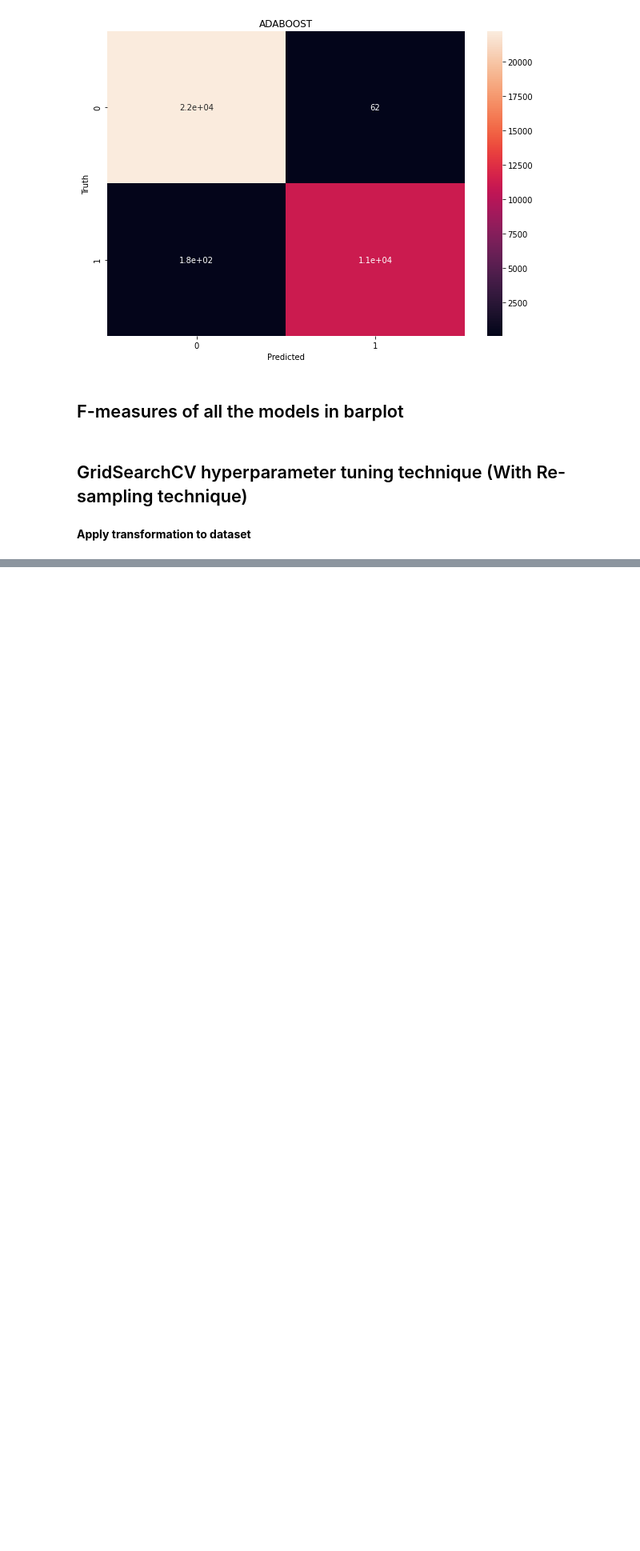
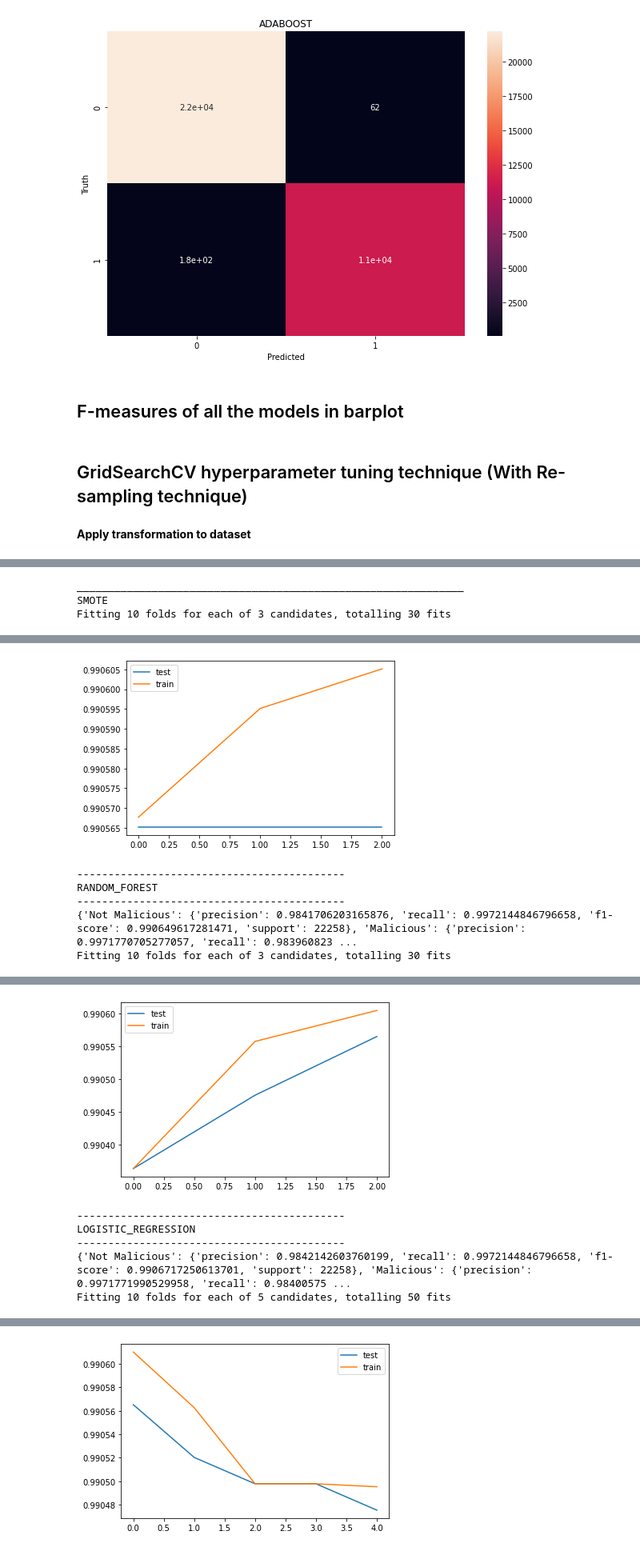
Before and after one commit to Sajid576/data-mining-techniques-to-detect-sql-nosql-injection-attack, a Jupyter notebook: sql_data_analysis.ipynb, the cells around one changed output, grey strips where cells are left out. Shown at 80% size. Drawn from its saved outputs; the diff is of its cells as text; code cells hidden in the pictures; blank space fills up the shorter version.

```diff
--- a/sql_data_analysis.ipynb
+++ b/sql_data_analysis.ipynb
@@ -1867,0 +1983,11 @@ sampling_results
+# %%
+benchmark_scores3 = []
+for sample_type,x,y in datasets:
+    print('______________________________________________________________')
+    print('{}'.format(sample_type))
+    benchmark_scores3 = benchmark_scores3 + (launch_Grid_Search_Resampling(sample_type,x,y,model_params3))
+    print('______________________________________________________________')
+# %% [output]
+______________________________________________________________
+SMOTE
+Fitting 10 folds for each of 3 candidates, totalling 30 fits
@@ -1867,0 +1996,6 @@ sampling_results
+[figure, added]
+-------------------------------------------
+RANDOM_FOREST
+-------------------------------------------
+{'Not Malicious': {'precision': 0.9841706203165876, 'recall': 0.9972144846796658, 'f1-score': 0.990649617281471, 'support': 22258}, 'Malicious': {'precision': 0.9971770705277057, 'recall': 0.983960823 ...
+Fitting 10 folds for each of 3 candidates, totalling 30 fits
@@ -1867,0 +2004,6 @@ sampling_results
+[figure, added]
+-------------------------------------------
+LOGISTIC_REGRESSION
+-------------------------------------------
+{'Not Malicious': {'precision': 0.9842142603760199, 'recall': 0.9972144846796658, 'f1-score': 0.9906717250613701, 'support': 22258}, 'Malicious': {'precision': 0.9971771990529958, 'recall': 0.98400575 ...
+Fitting 10 folds for each of 5 candidates, totalling 50 fits
@@ -1867,0 +2012 @@ sampling_results
+[figure, added]
```
Also changed, not shown: parts of 21 cells of this notebook.
